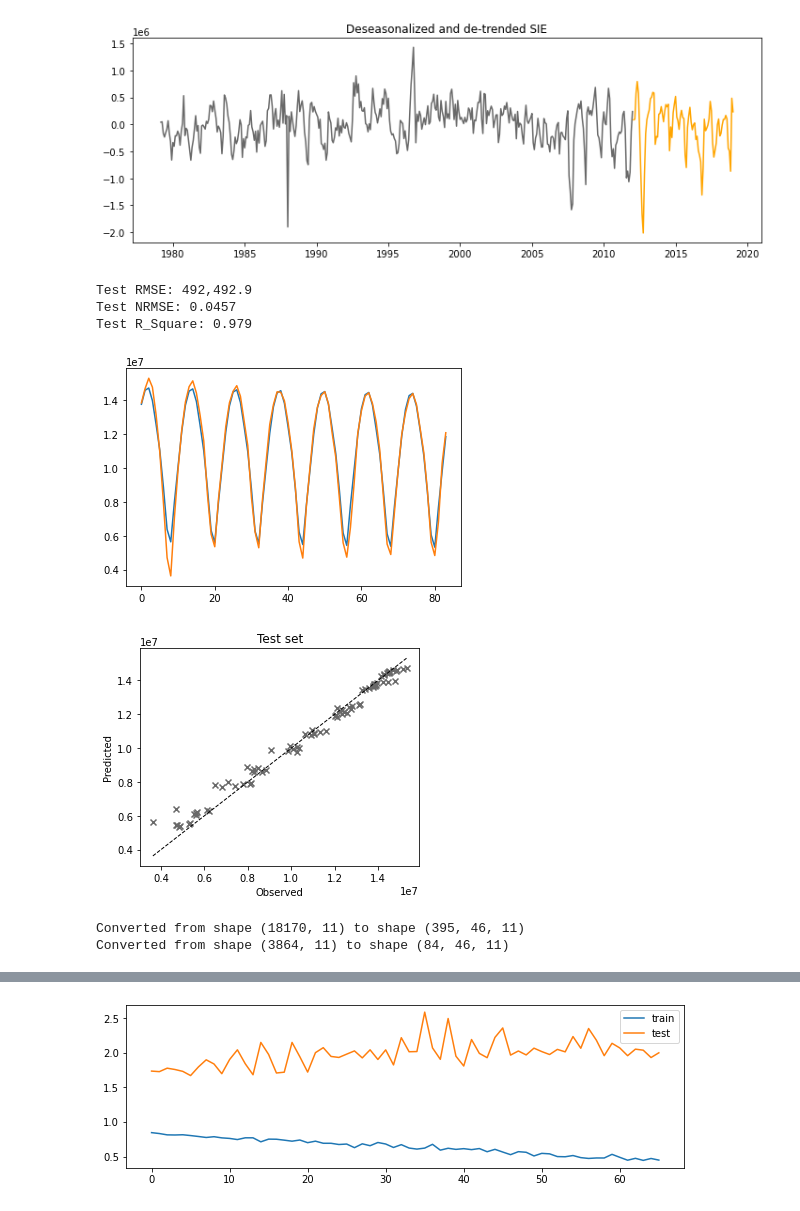
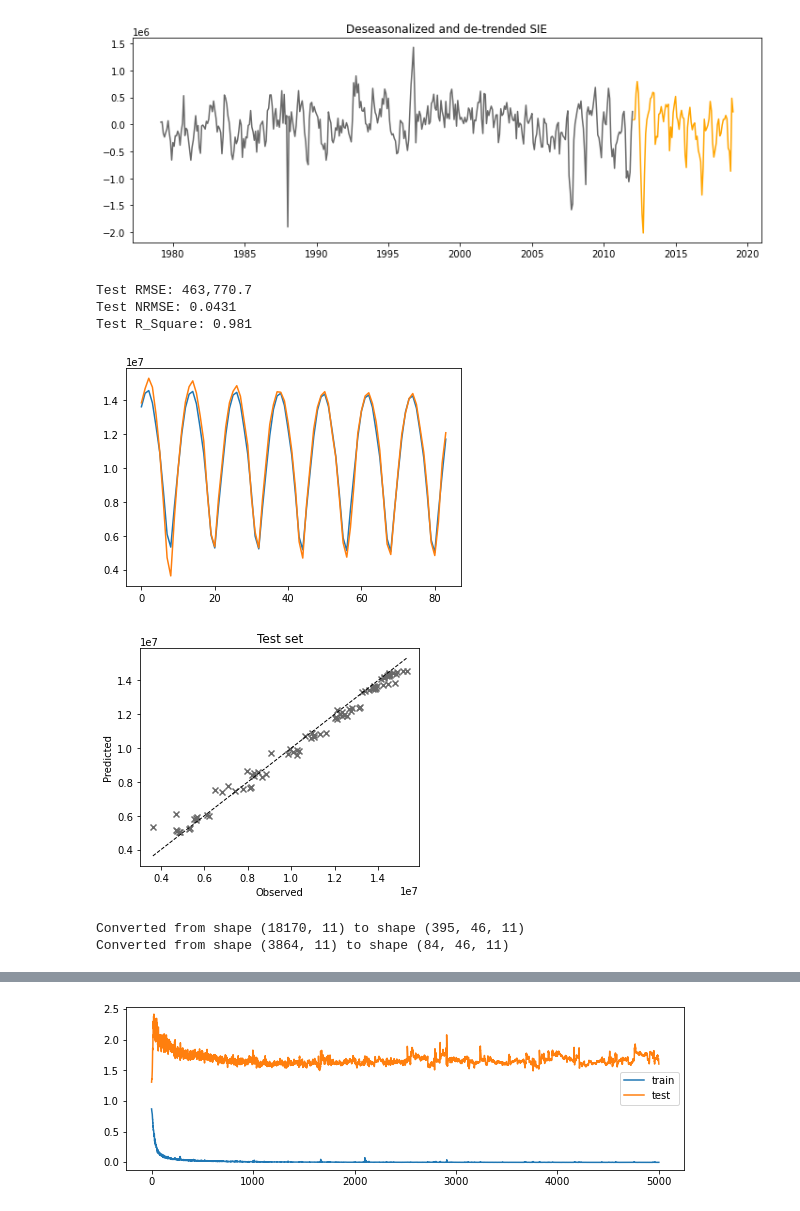
Before and after one commit to zach-gousseau/syde675-project, a Jupyter notebook: models/deseasonalizing.ipynb, the cells around one changed output, grey strips where cells are left out. Cells and saved outputs as stored; diff of their text form; code cells hidden in the pictures.

Commit message:
experimentation with individual ensembles and spatial data

```diff
--- a/models/deseasonalizing.ipynb
+++ b/models/deseasonalizing.ipynb
@@ -18,11 +33,44 @@ def window_mean(arr, num_steps, axis=1):
     assert isinstance(num_steps, int), 'num_steps must be an integer'
     return np.array(np.split(arr, num_steps, axis=axis)).mean(axis=0).astype(np.float32)
 
+def month_to_30(arr):
+    if len(arr) > 30:
+        return list(arr[:30])
+    elif len(arr) < 30:
+        return list(arr) + [arr[-1]] * (30 - len(arr))
+    else:
+        return list(arr)
+
+def get_daily_range():
+    tmp = pd.DataFrame(index=pd.date_range(datetime.datetime(1979, 1, 1), datetime.datetime(2018, 12, 31), freq='D'))
+    tmp['month'] = [dt.month for dt in tmp.index]
+    tmp['year'] = [dt.year for dt in tmp.index]
+    daily_range = [month_to_30(arr.index) for month, arr in tmp.groupby(['year', 'month'])]
+    return pd.DatetimeIndex(np.array(daily_range).flatten())
+
 daily_data = np.load('../data/dailyt30_features.npy', allow_pickle=True)
 monthly_data = np.load('../data/monthly_features.npy', allow_pickle=True)
 daily_target = np.load('../data/dailyt30_target.npy', allow_pickle=True)
 monthly_target = np.load('../data/monthly_target.npy', allow_pickle=True)
 month_range = pd.date_range(datetime.datetime(1979, 1, 1), datetime.datetime(2019, 1, 1), freq='M')
+daily_range = get_daily_range()
+
+deseasonalize_X = True
+
+if deseasonalize_X:
+    # Daily
+    for i in range(daily_data.shape[-1]):
+        shape = daily_data[:, :, i].shape
+        tmp = xr.DataArray(daily_data[:, :, i].flatten(), coords={'time': daily_range})
+        climatologies = tmp.groupby('time.month').mean()
+        daily_data[:, :, i] = (tmp.groupby('time.month') - climatologies).values.reshape(shape)
+
+    # Monthly
+    for i in range(monthly_data.shape[-1]):
+        shape = monthly_data[:, :, i].shape
+        tmp = xr.DataArray(monthly_data[:, :, i].flatten(), coords={'time': month_range})
+        climatologies = tmp.groupby('time.month').mean()
+        monthly_data[:, :, i] = (tmp.groupby('time.month') - climatologies).values.reshape(shape)
 
 # Note that these must be factors of 30...
 data = [
@@ -152,11 +200,11 @@ plt.title('Test set')
 
 plt.show()
 # %% [output]
-Test RMSE: 492,492.9
-Test NRMSE: 0.0457
-Test R_Square: 0.979
+Test RMSE: 463,770.7
+Test NRMSE: 0.0431
+Test R_Square: 0.981
-[figure, old version]
+[figure, new version]
-[figure, old version]
+[figure, new version]
 # %%
 def reshape_features(dataset, timesteps=1):
     X = dataset.reshape((int(dataset.shape[0]/timesteps)), timesteps, dataset.shape[1])
@@ -219,12 +267,12 @@ x_test_sets = [d.astype('float32') for d in x_test_sets]
 history=model.fit(
     x_train_sets,
     y_train,
-    epochs=500,
+    epochs=5000,
     batch_size=64,
     verbose=0,
     validation_split=0.3,
-    shuffle=True,
-    callbacks=keras_callbacks)
+    shuffle=True,)
+    # callbacks=keras_callbacks)
 
 plt.figure(figsize=(10, 3))
 plt.plot(history.history['loss'], label='train')
@@ -248,4 +295,4 @@ Converted from shape (3864, 11) to shape (84, 46, 11)
-[figure, old version]
+[figure, new version]
 # %%
 # Predict
 pred_train = model.predict(x_train_sets)
```
Also changed, not shown: parts of 7 cells of this notebook, 6 other files.
